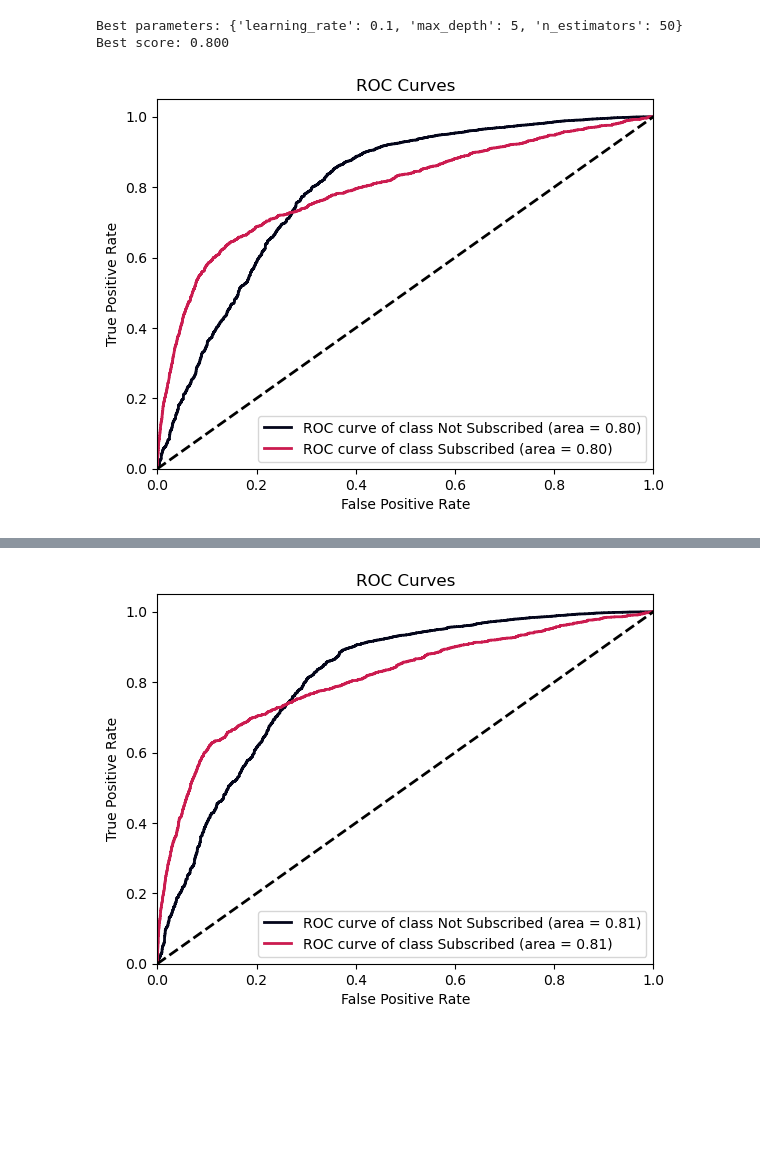
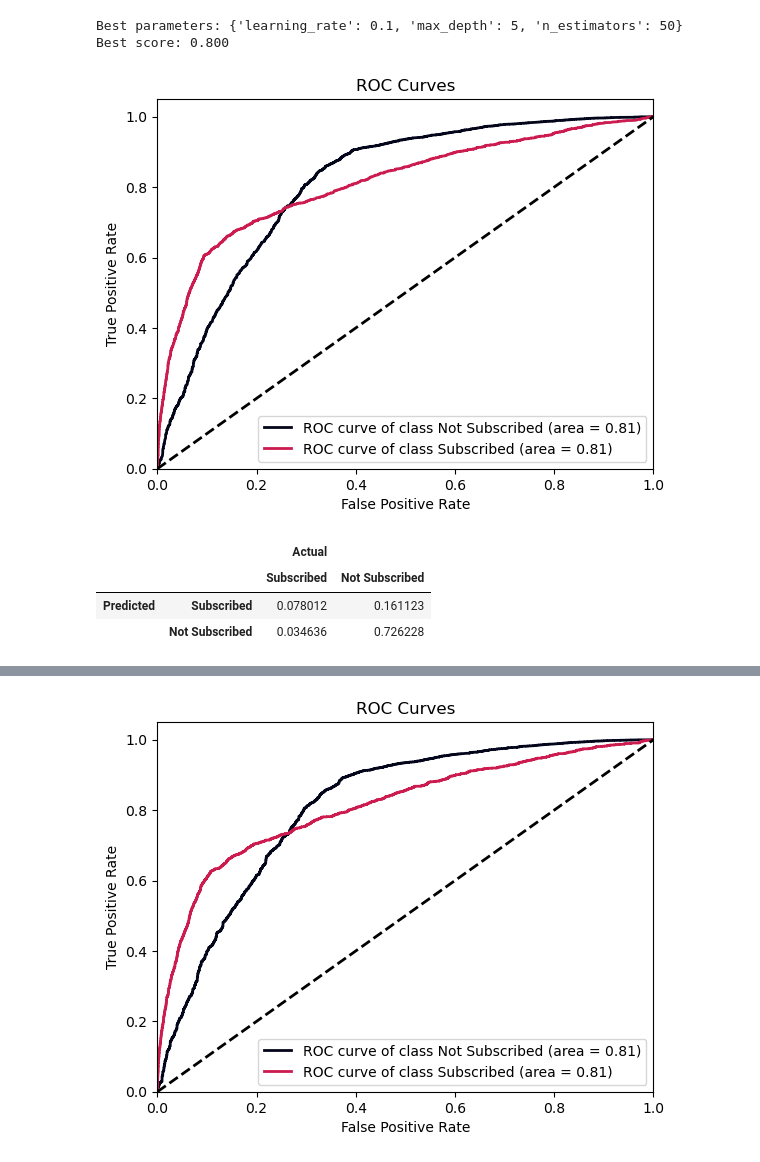
Before and after one commit to gav-conn/ML-Group-Project, a Jupyter notebook: main.ipynb, the cells around one changed output, grey strips where cells are left out. Drawn from its saved outputs; the diff is of its cells as text; code cells hidden in the pictures; blank space fills up the shorter version.

```diff
--- a/main.ipynb
+++ b/main.ipynb
@@ -810,19 +814,33 @@ print(f"Best score: {grid_search.best_score_:.3f}")
 Best parameters: {'learning_rate': 0.1, 'max_depth': 5, 'n_estimators': 50}
 Best score: 0.800
 # %%
-xgb_model = xgb.XGBClassifier(kwargs=grid_search.best_params_)
+xgb_model = xgb.XGBClassifier(learning_rate=0.1, max_depth=5, n_estimators=50)
 xgboost = xgb_model.fit(df_train_X_clus, df_train_Y_clus)
 
 xgb_prob_est = xgb_model.predict_proba(df_test_X_clus)
 
 labels = df_test_Y_clus.copy()
 labels.loc[labels==0] = 'Not Subscribed'
 labels.loc[labels==1] = 'Subscribed'
 
 skplt.metrics.plot_roc(labels, xgb_prob_est, plot_micro=False, plot_macro=False, cmap='rocket')
 plt.show()
 # %% [output]
-[figure, old version]
+[figure, new version]
+# %%
+df_pred_test = pd.concat([pd.Series(np.zeros(len(df_test_Y_clus), dtype=int), name='classification'), df_test_Y_clus.reset_index(drop=True)], axis=1)
+df_pred_test.loc[xgb_prob_est[:,1]>0.1, 'classification'] = 1
+
+confusion = pd.DataFrame(np.rot90(confusion_matrix(
+    df_pred_test['term_deposit'], df_pred_test['classification'], normalize='all'), 2).T)
+confusion.columns = pd.MultiIndex.from_tuples([('Actual', 'Subscribed'), ('Actual', 'Not Subscribed')])
+confusion.index = pd.MultiIndex.from_tuples([('Predicted', 'Subscribed'), ('Predicted', 'Not Subscribed')])
+confusion
+# %% [output]
+|  |  | Actual |  |
+|  |  | Subscribed | Not Subscribed |
+| Predicted | Subscribed | 0.078012 | 0.161123 |
+|  | Not Subscribed | 0.034636 | 0.726228 |
 # %%
 xgb.plot_importance(xgb_model, color=colors_hex[0], max_num_features=20)
 plt.show()
```
Also changed, not shown: parts of 25 cells of this notebook, 1 other file.
